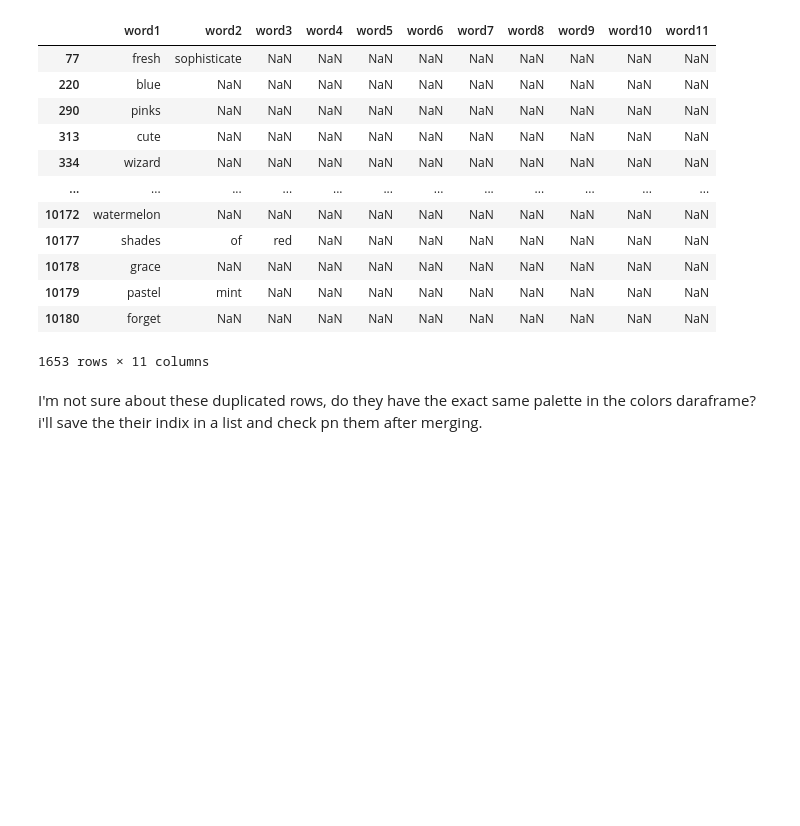
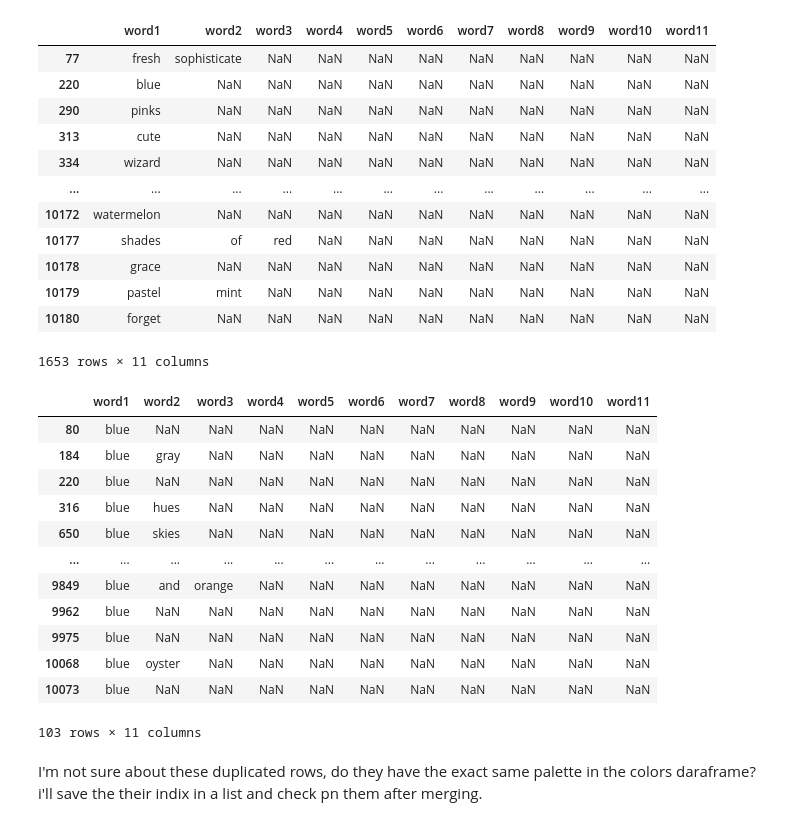
Before and after one commit to MaryaRB/ColorPaletteGenerator, a Jupyter notebook: data/EDA.ipynb, the cells around one changed output. Saved outputs shown, nothing was run; the diff lists cells and outputs as text; code cells hidden in the pictures; blank space fills up the shorter version.

Commit message:
finished EDA and final dataframe

```diff
--- a/data/EDA.ipynb
+++ b/data/EDA.ipynb
@@ -98,6 +98,22 @@ words_df[words_df.duplicated()]
 | 10179 | pastel | mint | NaN | NaN | NaN | NaN | NaN | NaN | NaN | NaN | NaN |
 | 10180 | forget | NaN | NaN | NaN | NaN | NaN | NaN | NaN | NaN | NaN | NaN |
 1653 rows × 11 columns
+# %%
+words_df[words_df['word1']=='blue']
+# %% [output]
+|  | word1 | word2 | word3 | word4 | word5 | word6 | word7 | word8 | word9 | word10 | word11 |
+| 80 | blue | NaN | NaN | NaN | NaN | NaN | NaN | NaN | NaN | NaN | NaN |
+| 184 | blue | gray | NaN | NaN | NaN | NaN | NaN | NaN | NaN | NaN | NaN |
+| 220 | blue | NaN | NaN | NaN | NaN | NaN | NaN | NaN | NaN | NaN | NaN |
+| 316 | blue | hues | NaN | NaN | NaN | NaN | NaN | NaN | NaN | NaN | NaN |
+| 650 | blue | skies | NaN | NaN | NaN | NaN | NaN | NaN | NaN | NaN | NaN |
+| ... | ... | ... | ... | ... | ... | ... | ... | ... | ... | ... | ... |
+| 9849 | blue | and | orange | NaN | NaN | NaN | NaN | NaN | NaN | NaN | NaN |
+| 9962 | blue | NaN | NaN | NaN | NaN | NaN | NaN | NaN | NaN | NaN | NaN |
+| 9975 | blue | NaN | NaN | NaN | NaN | NaN | NaN | NaN | NaN | NaN | NaN |
+| 10068 | blue | oyster | NaN | NaN | NaN | NaN | NaN | NaN | NaN | NaN | NaN |
+| 10073 | blue | NaN | NaN | NaN | NaN | NaN | NaN | NaN | NaN | NaN | NaN |
+103 rows × 11 columns
 # %% [markdown]
 I'm not sure about these duplicated rows, do they have the exact same palette in the colors daraframe? i'll save the their indix in a list and check pn them after merging.
 # %%
```
Also changed, not shown: parts of 7 cells of this notebook, 1 other file.
